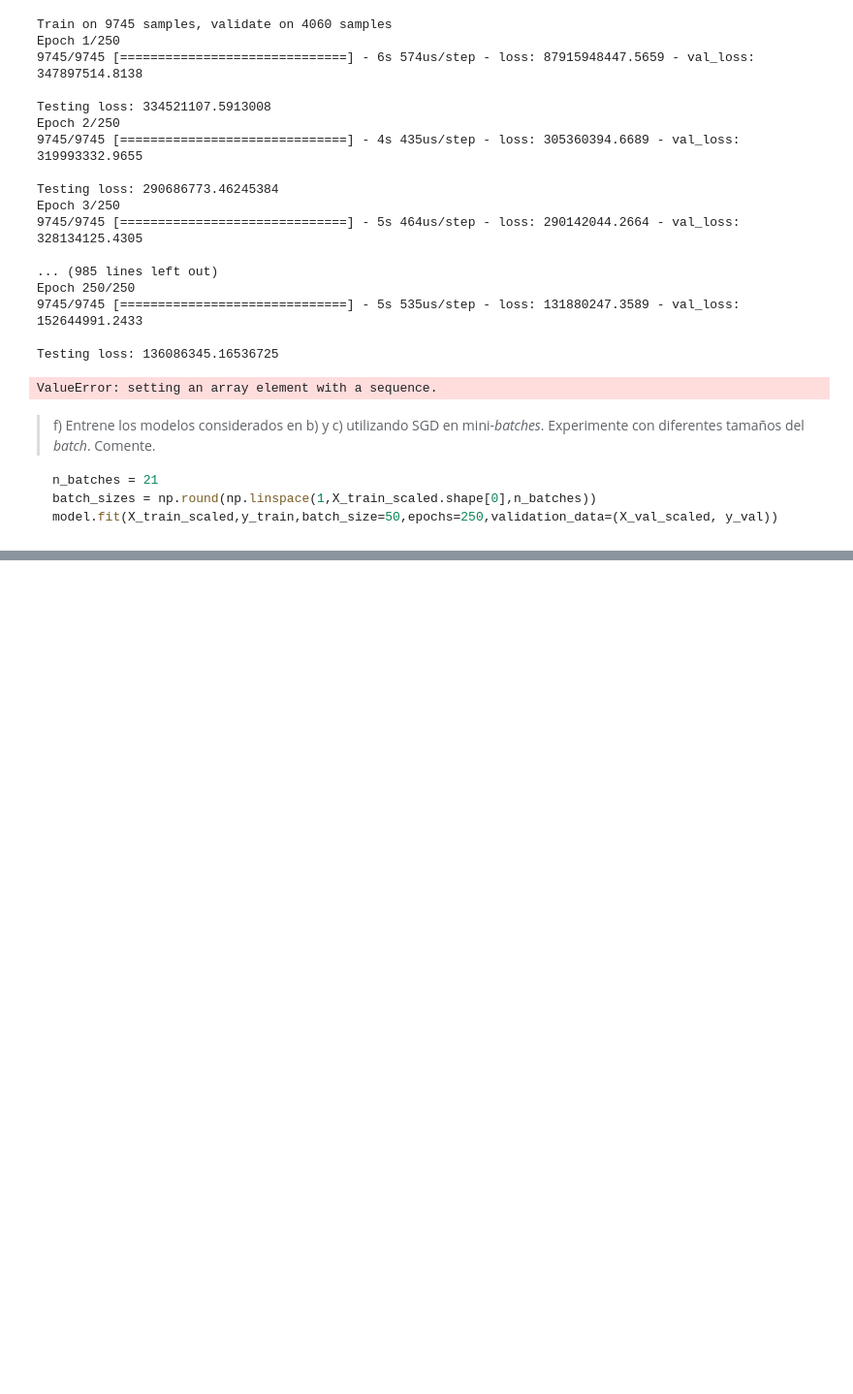
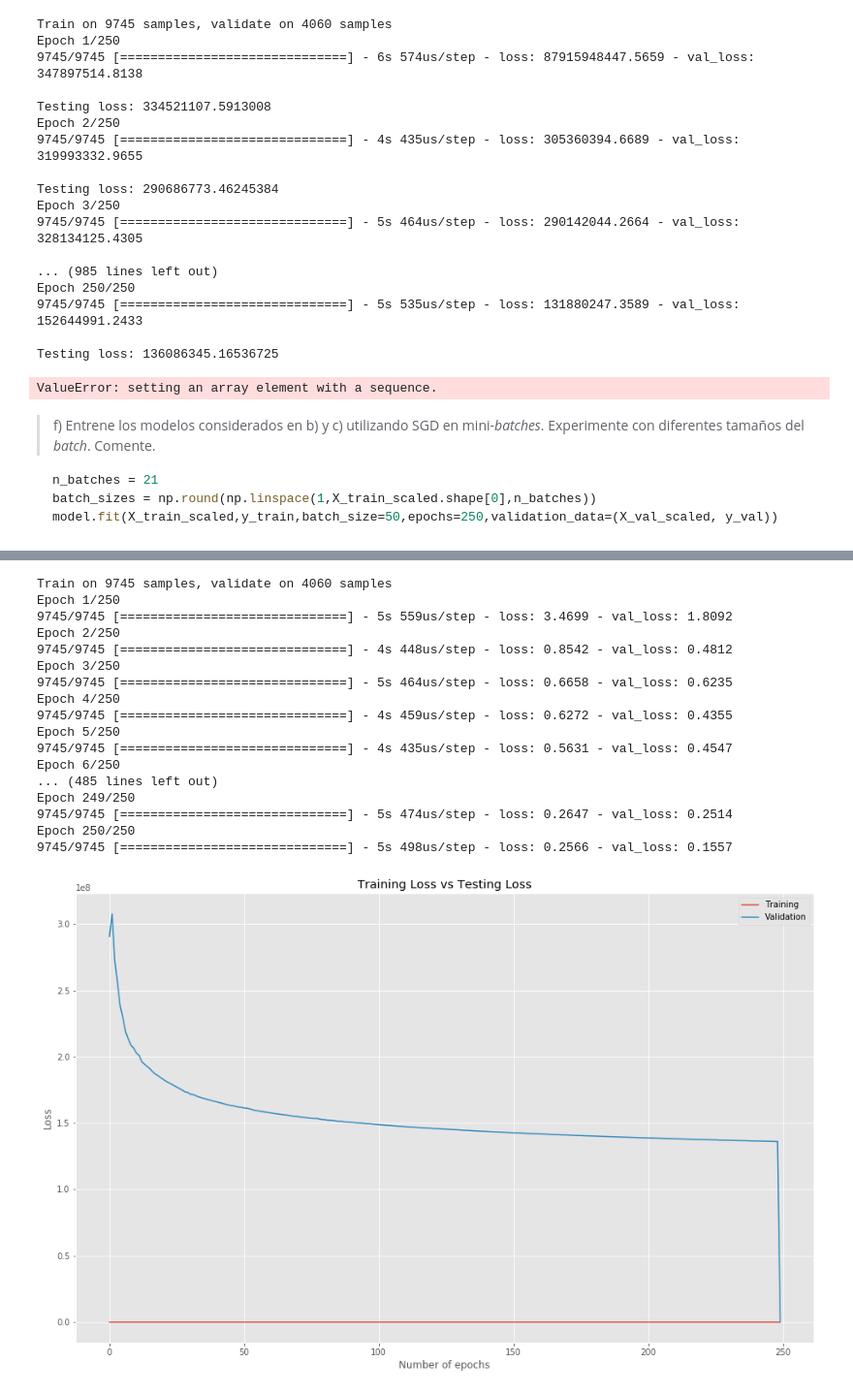
Before and after one commit to Jneror/ANN-Tarea1, a Jupyter notebook: Tarea 1- INF477.ipynb, the cells around one changed output, grey strips where cells are left out. Shown at 97% size. Saved outputs shown, nothing was run; the diff lists cells and outputs as text; code cells hidden in the pictures; blank space fills up the shorter version.

```diff
--- a/Tarea 1- INF477.ipynb
+++ b/Tarea 1- INF477.ipynb
@@ -362,0 +407,42 @@ model.fit(X_train_scaled,y_train,batch_size=50,epochs=250,validation_data=(X_val
+# %%
+
+modelf = Sequential()
+modelf.add(Dense(256, input_dim=xTrainScaled.shape[1], kernel_initializer='uniform',activation="sigmoid"))
+modelf.add(Dense(1, kernel_initializer='uniform',activation="linear"))
+#model.compile(optimizer=SGD(lr=0.01),loss='mean_squared_error') #, metrics=['accuracy']
+moptimizer = RMSprop(lr=0.01)
+modelf.compile(optimizer=moptimizer,loss='mean_squared_error')
+historyfb= modelf.fit(xTrainScaled,yTrain,batch_size=50,epochs=250,validation_data=(xValScaled, yVal))
+
+test_loss[-1] = modelf.evaluate(xTestScaled.values, yTest, verbose=0)
+train_loss = historyfb.history['loss']
+xc = range (numEpochs)
+plt.figure(1, figsize=(16, 10))
+plt.plot(xc,train_loss)
+plt.plot(xc,test_loss)
+plt.ylabel('Loss')
+plt.xlabel('Number of epochs')
+plt.title('Training Loss vs Testing Loss')
+plt.grid(True)
+plt.legend(['Training', 'Validation'])
+#print(plt.style.available)
+plt.style.use(['ggplot'])
+# %% [output]
+Train on 9745 samples, validate on 4060 samples
+Epoch 1/250
+9745/9745 [==============================] - 5s 559us/step - loss: 3.4699 - val_loss: 1.8092
+Epoch 2/250
+9745/9745 [==============================] - 4s 448us/step - loss: 0.8542 - val_loss: 0.4812
+Epoch 3/250
+9745/9745 [==============================] - 5s 464us/step - loss: 0.6658 - val_loss: 0.6235
+Epoch 4/250
+9745/9745 [==============================] - 4s 459us/step - loss: 0.6272 - val_loss: 0.4355
+Epoch 5/250
+9745/9745 [==============================] - 4s 435us/step - loss: 0.5631 - val_loss: 0.4547
+Epoch 6/250
+... (485 lines left out)
+Epoch 249/250
+9745/9745 [==============================] - 5s 474us/step - loss: 0.2647 - val_loss: 0.2514
+Epoch 250/250
+9745/9745 [==============================] - 5s 498us/step - loss: 0.2566 - val_loss: 0.1557
+[figure, added]
```
Also changed, not shown: parts of 5 cells of this notebook.
